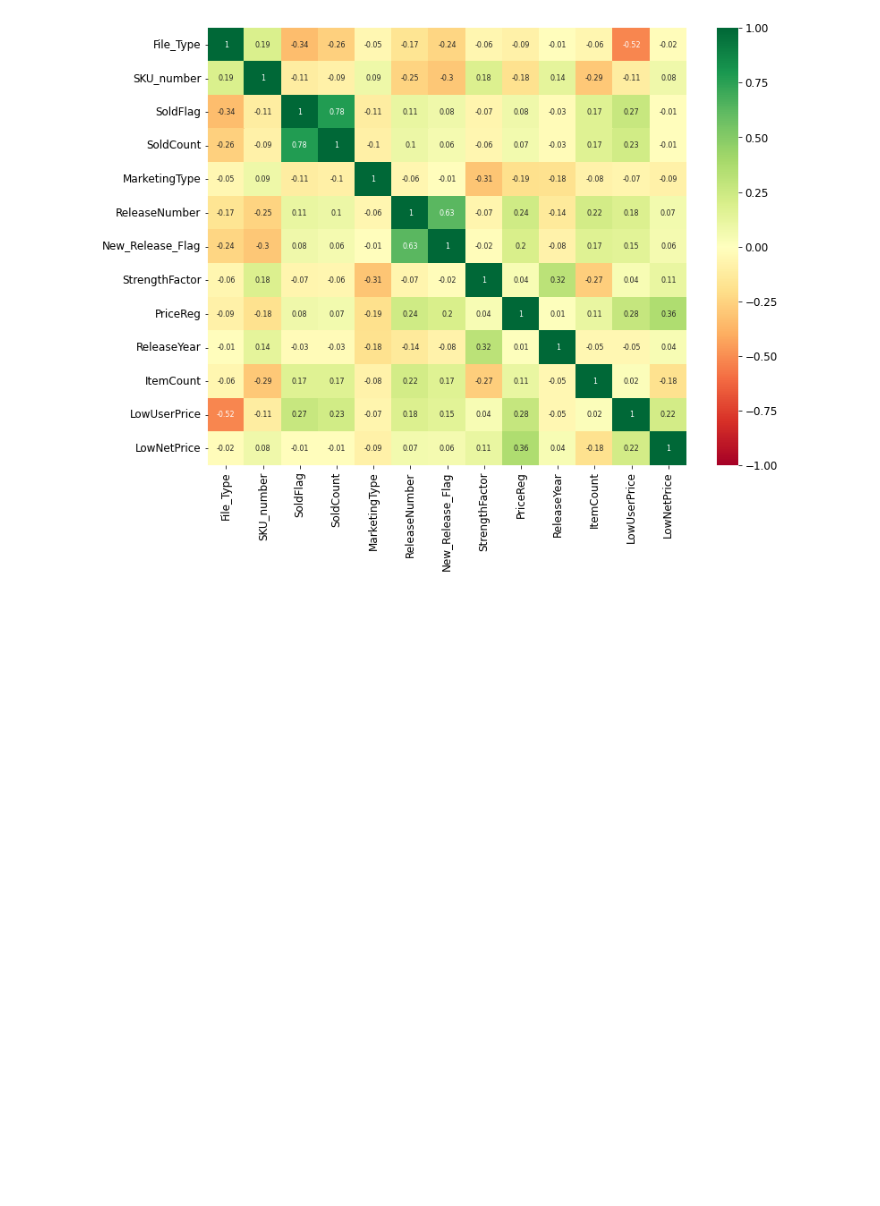
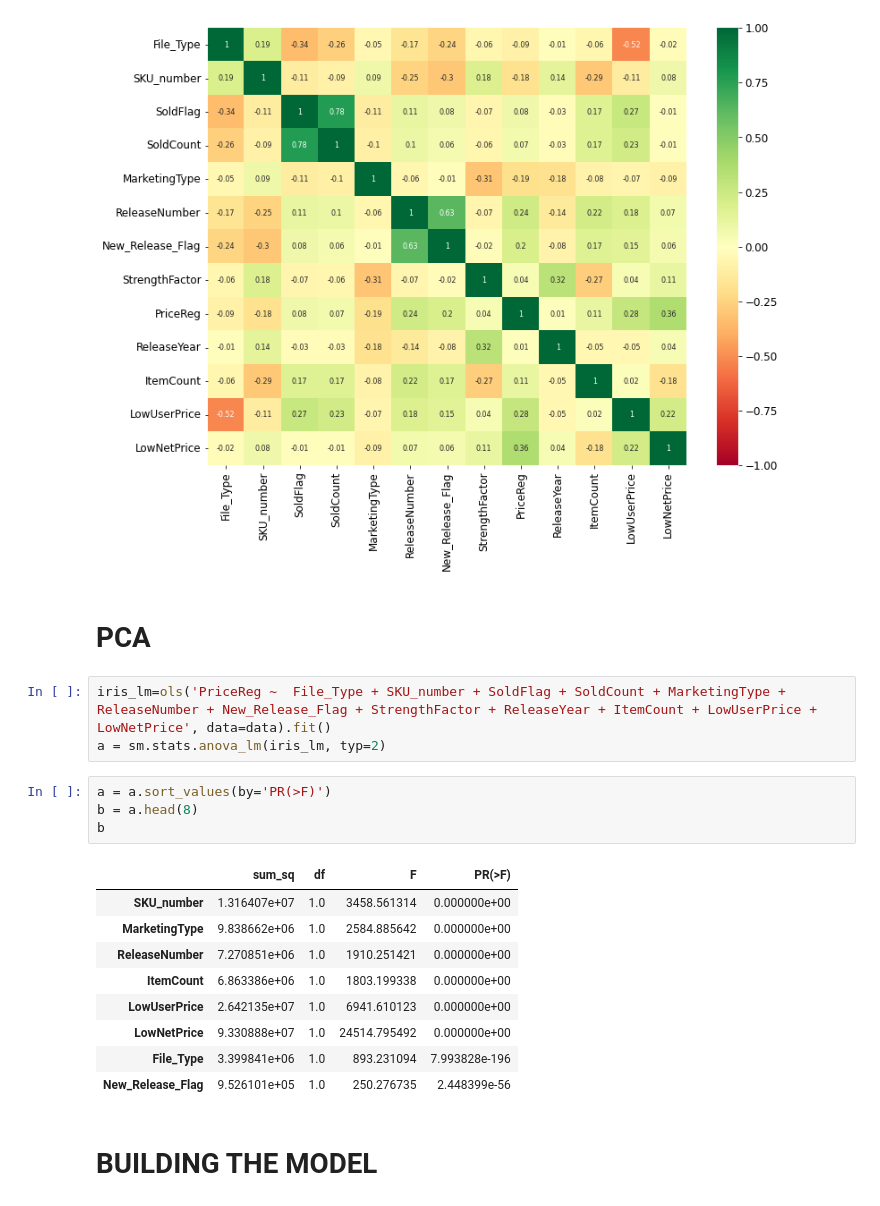
Before and after one commit to NDuyUyen/Sale_Regression, a Jupyter notebook: Sale_Regression.ipynb, the cells around one changed output. Saved outputs shown, nothing was run; the diff lists cells and outputs as text; blank space fills up the shorter version.

```diff
--- a/Sale_Regression.ipynb
+++ b/Sale_Regression.ipynb
@@ -301,3 +313,24 @@ sns.heatmap(round(correlations,2), cmap='RdYlGn', annot=True,
             annot_kws={"size": 8}, vmin=-1, vmax=1);
 # %% [output]
 [figure]
+# %% [markdown]
+# **PCA**
+# %%
+iris_lm=ols('PriceReg ~  File_Type + SKU_number + SoldFlag + SoldCount + MarketingType + ReleaseNumber + New_Release_Flag + StrengthFactor + ReleaseYear + ItemCount + LowUserPrice + LowNetPrice', data=data).fit()
+a = sm.stats.anova_lm(iris_lm, typ=2)
+# %%
+a = a.sort_values(by='PR(>F)')
+b = a.head(8)
+b
+# %% [output]
+|  | sum_sq | df | F | PR(>F) |
+| SKU_number | 1.316407e+07 | 1.0 | 3458.561314 | 0.000000e+00 |
+| MarketingType | 9.838662e+06 | 1.0 | 2584.885642 | 0.000000e+00 |
+| ReleaseNumber | 7.270851e+06 | 1.0 | 1910.251421 | 0.000000e+00 |
+| ItemCount | 6.863386e+06 | 1.0 | 1803.199338 | 0.000000e+00 |
+| LowUserPrice | 2.642135e+07 | 1.0 | 6941.610123 | 0.000000e+00 |
+| LowNetPrice | 9.330888e+07 | 1.0 | 24514.795492 | 0.000000e+00 |
+| File_Type | 3.399841e+06 | 1.0 | 893.231094 | 7.993828e-196 |
+| New_Release_Flag | 9.526101e+05 | 1.0 | 250.276735 | 2.448399e-56 |
+# %% [markdown]
+# **BUILDING THE MODEL**
```
Also changed, not shown: parts of 14 cells of this notebook.
